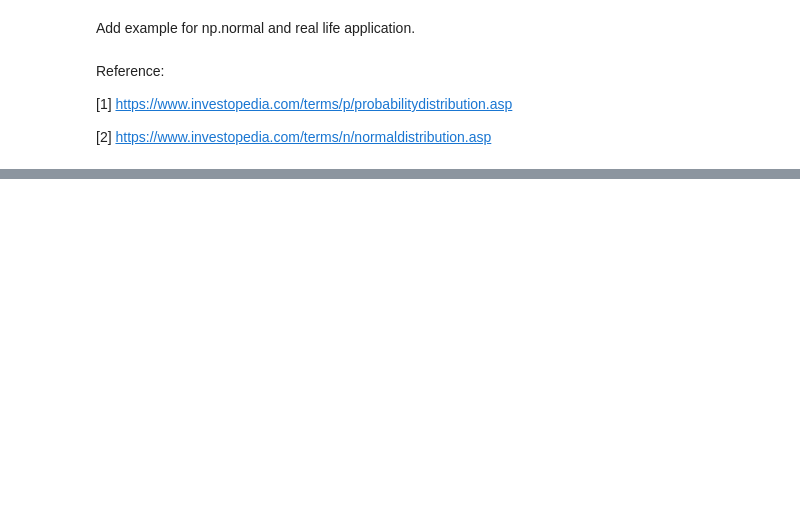
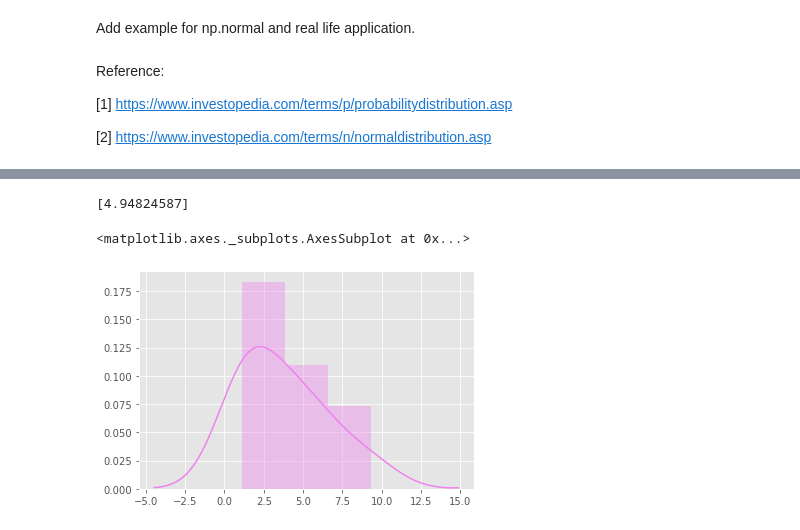
Before and after one commit to dssheldon/ProgDA-Assignment-SDS, a Jupyter notebook: ProgDA_Assignment.ipynb, the cells around one changed output, grey strips where cells are left out. Drawn from its saved outputs; the diff is of its cells as text; code cells hidden in the pictures; blank space fills up the shorter version.

```diff
--- a/ProgDA_Assignment.ipynb
+++ b/ProgDA_Assignment.ipynb
@@ -533,0 +615,19 @@ Reference:
+# %%
+import numpy as np
+import matplotlib.pyplot as plt
+import seaborn as sns
+
+
+print(np.random.default_rng().uniform(0, 9, size=1))
+# %% [output]
+[4.94824587]
+# %%
+import numpy as np
+import matplotlib.pyplot as plt
+import seaborn as sns
+
+plt.style.use('ggplot')
+sns.distplot(np.random.default_rng().uniform(10, size=10), color='violet', kde=True)
+# %% [output]
+<matplotlib.axes._subplots.AxesSubplot at 0x...>
+[figure, added]
```
Also changed, not shown: parts of 15 cells of this notebook.
